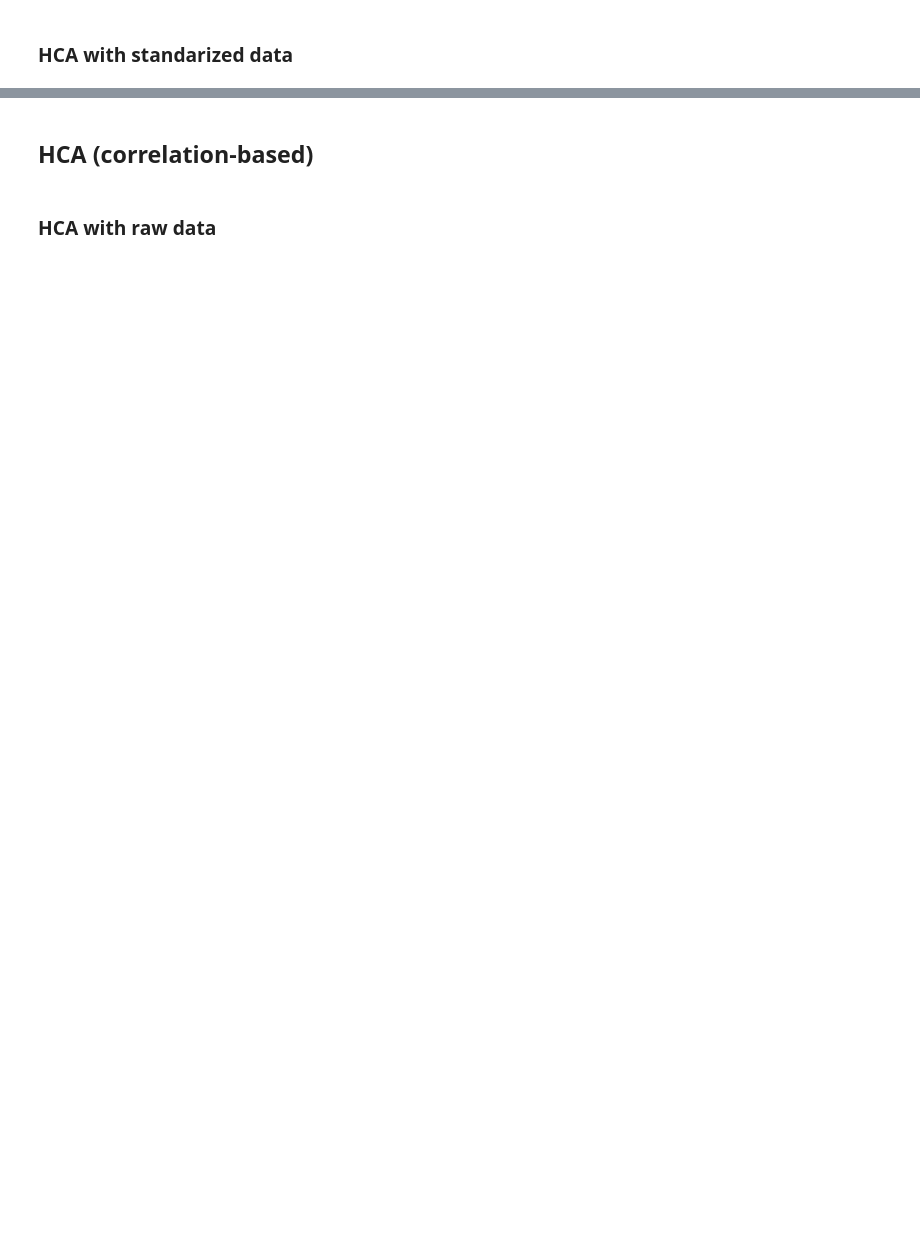
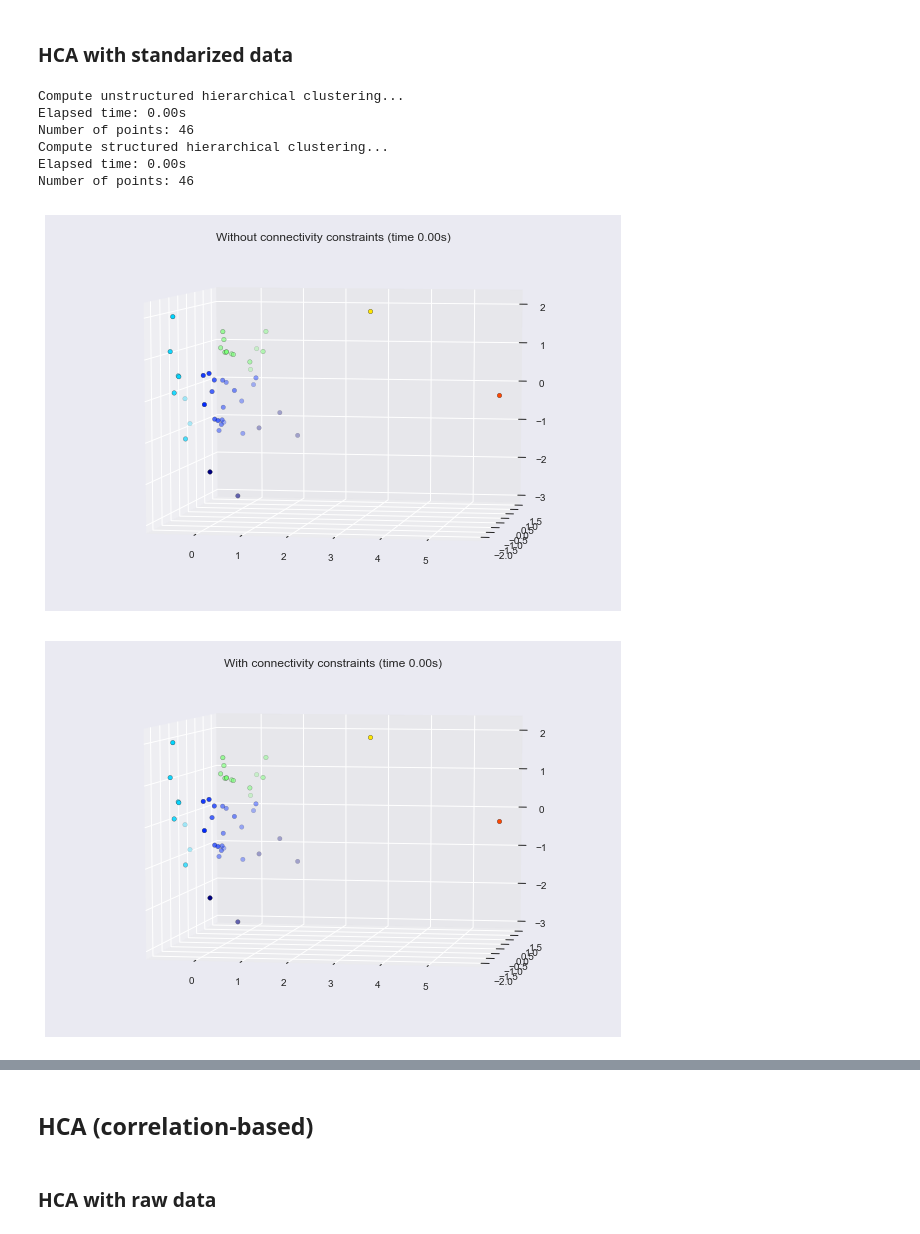
Before and after one commit to miaoever/IOT, a Jupyter notebook: Standup 4/HCA.ipynb, the cells around one changed output, grey strips where cells are left out. Cells and saved outputs as stored; diff of their text form; code cells hidden in the pictures; blank space fills up the shorter version.

```diff
--- a/Standup 4/HCA.ipynb
+++ b/Standup 4/HCA.ipynb
@@ -5,5 +139,7 @@
 # %% [markdown]
 ### Standarize data
+# %%
+X_scaled = preprocessing.scale(X)
 # %% [markdown]
 ## HCA (Euclidean distance)
 # %% [markdown]
@@ -11,2 +165,14 @@
 # %% [markdown]
 ### HCA with standarized data
+# %%
+showdata(X_scaled)
+hca(X_scaled,'euclidean')
+# %% [output]
+Compute unstructured hierarchical clustering...
+Elapsed time: 0.00s
+Number of points: 46
+Compute structured hierarchical clustering...
+Elapsed time: 0.00s
+Number of points: 46
+[figure, added]
+[figure, added]
```
Also changed, not shown: parts of 6 cells of this notebook, 1 other file.
